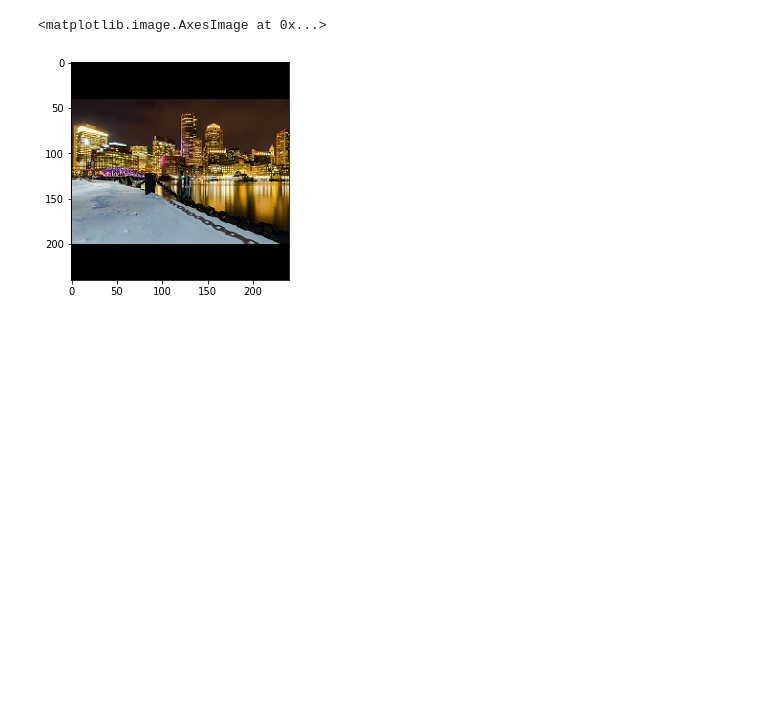
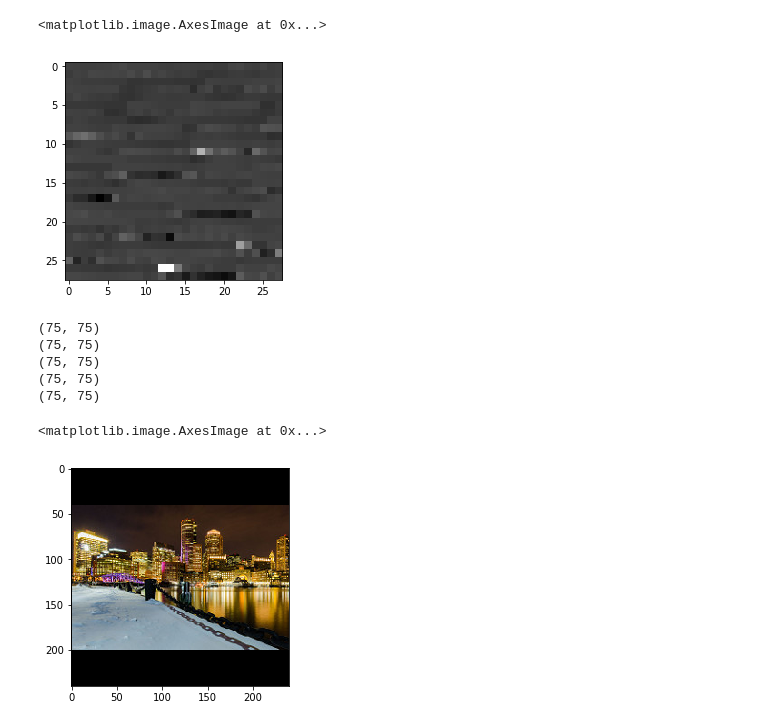
Before and after one commit to BruceJW/ILYBOS, a Jupyter notebook: flickrama.ipynb, the cells around one changed output. Drawn from its saved outputs; the diff is of its cells as text; code cells hidden in the pictures; blank space fills up the shorter version.

```diff
--- a/flickrama.ipynb
+++ b/flickrama.ipynb
@@ -35,3 +64,17 @@ IndexError: list index out of range
+# %%
+imshow(np.resize(batch[0], (28,28)), cmap='gray')
+# %% [output]
+<matplotlib.image.AxesImage at 0x...>
+[figure, added]
+# %%
+for l in batch:
+    print l.shape
+# %% [output]
+(75, 75)
+(75, 75)
+(75, 75)
+(75, 75)
+(75, 75)
 # %%
 batch2 = d.next_batch()
 # %%
```
Also changed, not shown: parts of 11 cells of this notebook, 7 other files.
